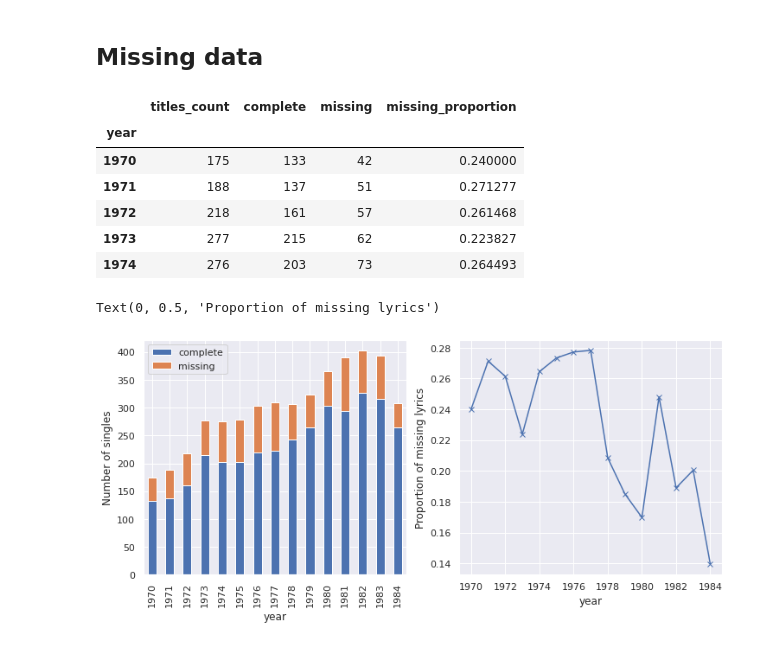
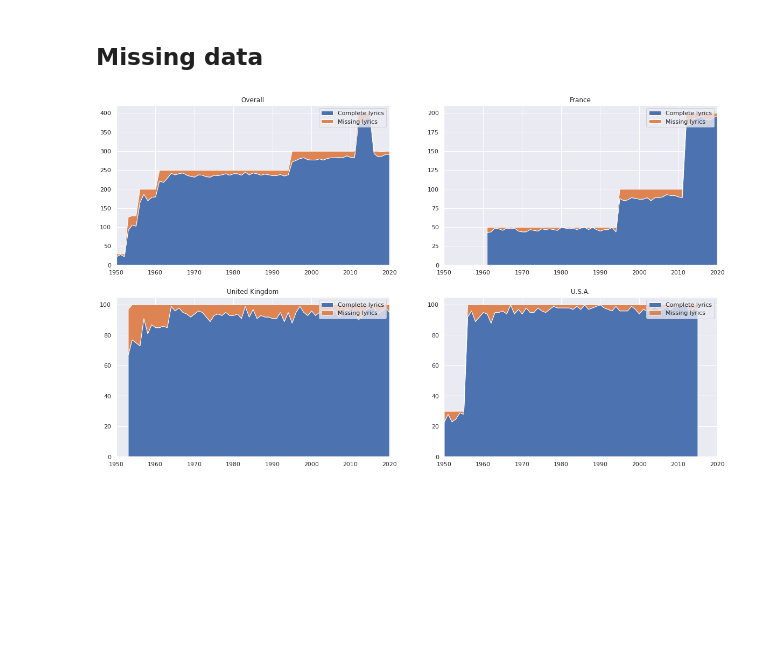
Before and after one commit to dauvillc/singles_topics_analysis, a Jupyter notebook: data_exploration.ipynb, the cells around one changed output. Drawn from its saved outputs; the diff is of its cells as text; code cells hidden in the pictures; blank space fills up the shorter version.

```diff
--- a/data_exploration.ipynb
+++ b/data_exploration.ipynb
@@ -9,9 +12,9 @@ sns.set_theme()
 # %% [markdown]
 ## Loading the scrapped datasets
 # %%
-DATA_DIR = "data/lyrics/"
+DATA_DIR = "data/"
 # %%
-df = pd.read_json(DATA_DIR + "fr_70_84.json")
+df = pd.read_json(DATA_DIR + "all_lyrics.json")
 df['lyrics_state'] = df['lyrics_state'].apply(lambda state: 0 if state == "missing" else 1)
 df.info()
 # %% [output]
@@ -61,32 +66,50 @@ Text(0, 0.5, 'Number of artists')
 # %% [markdown]
 ## Missing data
 # %%
-yearly_df = df.groupby('year')
-yearly_titles = yearly_df.count()['title']
+def yearly_missing_info(df, country=None):
+    """
+    Returns a dataframe containing the number of titles, number of titles
+    with complete lyrics, number of missing lyrics and the proportions of
+    titles whose lyrics are missing.
+    """
+    # Filter by country if required
+    if country is not None:
+        df = df[df['country'] == country]
 
-yearly_complete_lyrics = yearly_df.sum()['lyrics_state']
-yearly_missing_proportion = 1 - (yearly_complete_lyrics / yearly_titles)
+    yearly_df = df.groupby('year')
+    # Yearly count of titles
+    yearly_titles = yearly_df.count()['title']
 
-yearly_df = pd.DataFrame({'titles_count': yearly_titles, 'complete': yearly_complete_lyrics, 'missing': yearly_titles - yearly_complete_lyrics,
-                          'missing_proportion': yearly_missing_proportion})
-yearly_df.head()
+    # Yearly count of songs with complete lyrics
+    yearly_complete_lyrics = yearly_df.sum()['lyrics_state']
+    # Yearly proportions of songs whose lyrics are not missing
+    yearly_missing_proportion = 1 - (yearly_complete_lyrics / yearly_titles)
+
+    yearly_df = pd.DataFrame({'titles_count': yearly_titles, 'complete': yearly_complete_lyrics, 'missing': yearly_titles - yearly_complete_lyrics,
+                              'missing_proportion': yearly_missing_proportion})
+    return yearly_df
-# %% [output]
-|  | titles_count | complete | missing | missing_proportion |
-| year |  |  |  |  |
-| 1970 | 175 | 133 | 42 | 0.240000 |
-| 1971 | 188 | 137 | 51 | 0.271277 |
-| 1972 | 218 | 161 | 57 | 0.261468 |
-| 1973 | 277 | 215 | 62 | 0.223827 |
-| 1974 | 276 | 203 | 73 | 0.264493 |
 # %%
-plt.figure(figsize=(12, 5))
-ax = plt.subplot(121)
-yearly_df[['complete', 'missing']].plot.bar(stacked=True, ax=ax)
-plt.ylabel('Number of singles')
+plt.figure(figsize=(20, 12))
 
-plt.subplot(122)
-yearly_df['missing_proportion'].plot(style='-x')
-plt.ylabel("Proportion of missing lyrics")
+def plot_missing_lyrics(ax, title, country=None):
+    yearly_df = yearly_missing_info(df, country=country)
+    plt.stackplot(yearly_df.index,
+                  yearly_df['complete'], yearly_df['missing'],
+                  baseline ='zero')
+    plt.legend(['Complete lyrics', 'Missing lyrics'])
+    plt.xlim(1950, 2020)
+    ax.set_title(title)
+
+# Plots the proportions of missing lyrics overall and separately for every country
+ax = plt.subplot(221)
+plot_missing_lyrics(ax, "Overall")
+ax = plt.subplot(222)
+plot_missing_lyrics(ax, "France", country="fr")
+ax = plt.subplot(223)
+plot_missing_lyrics(ax, "United Kingdom", country="uk")
+ax = plt.subplot(224)
+plot_missing_lyrics(ax, "U.S.A.", country="us")
+
+plt.show()
 # %% [output]
-Text(0, 0.5, 'Proportion of missing lyrics')
-[figure, old version]
+[figure, new version]
```
Also changed, not shown: parts of 36 cells of this notebook.
